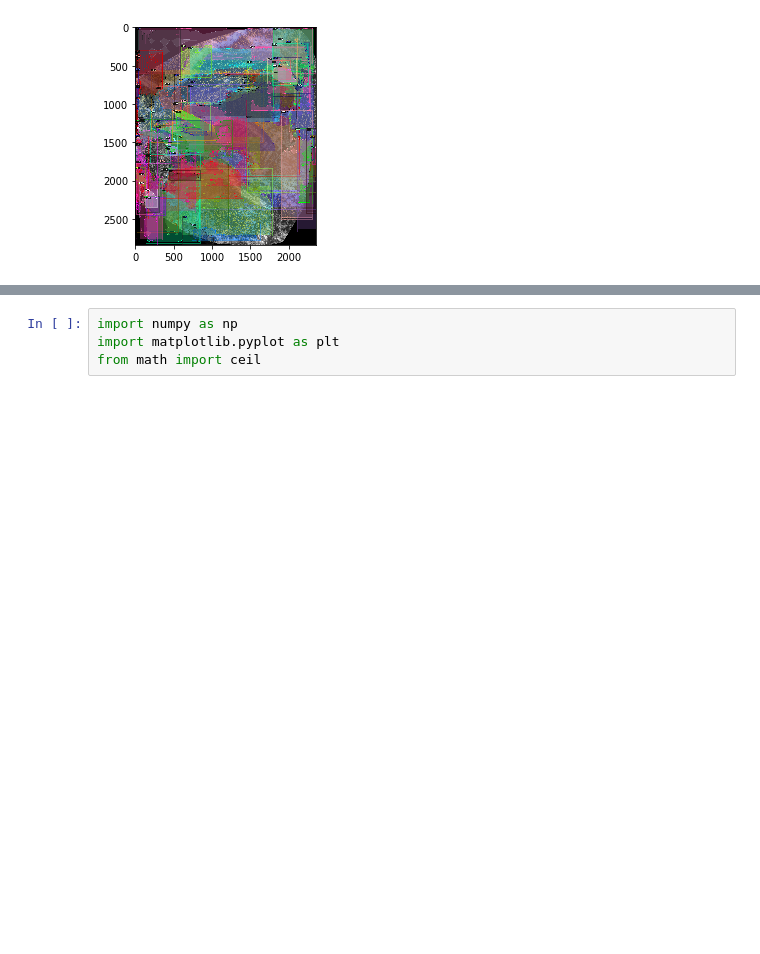
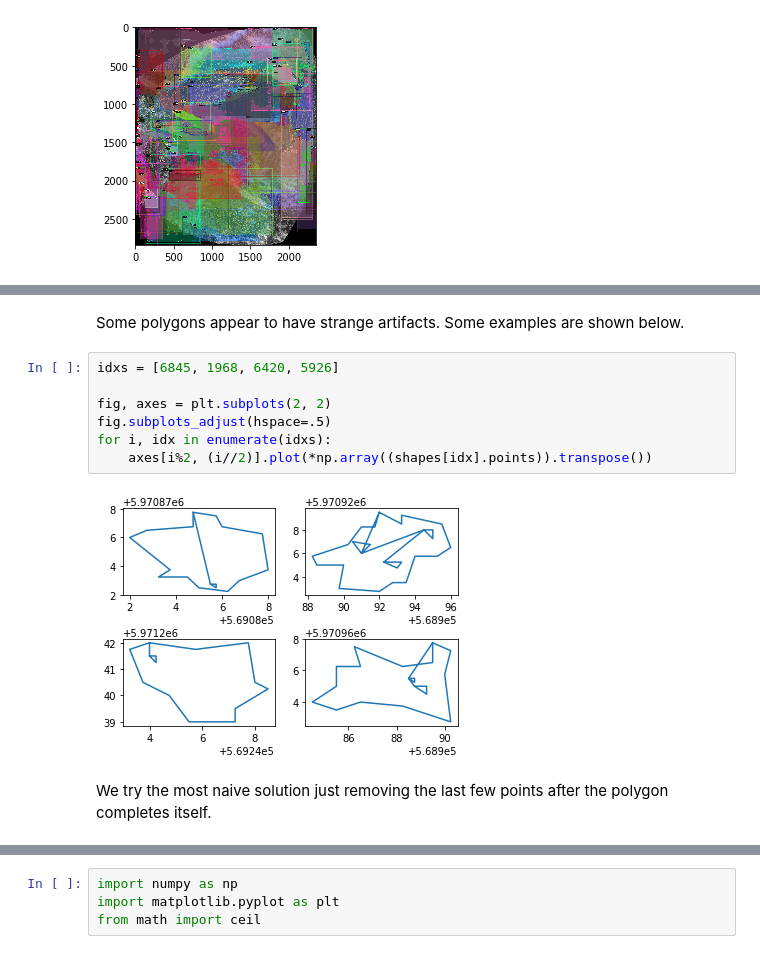
Before and after one commit to tomginsberg/drone-tree-id, a Jupyter notebook: notebooks/notebook.ipynb, the cells around one changed output, grey strips where cells are left out. Saved outputs shown, nothing was run; the diff lists cells and outputs as text; blank space fills up the shorter version.

```diff
--- a/notebooks/notebook.ipynb
+++ b/notebooks/notebook.ipynb
@@ -142,0 +171,13 @@ Clearly the model is not intended to work on extremely large orthographic images
+# %% [markdown]
+Some polygons appear to have strange artifacts. Some examples are shown below.
+# %%
+idxs = [6845, 1968, 6420, 5926]
+
+fig, axes = plt.subplots(2, 2)
+fig.subplots_adjust(hspace=.5)
+for i, idx in enumerate(idxs):
+    axes[i%2, (i//2)].plot(*np.array((shapes[idx].points)).transpose())
+# %% [output]
+[figure, added]
+# %% [markdown]
+We try the most naive solution just removing the last few points after the polygon completes itself.
```
Also changed, not shown: parts of 19 cells of this notebook, 1 other file.
